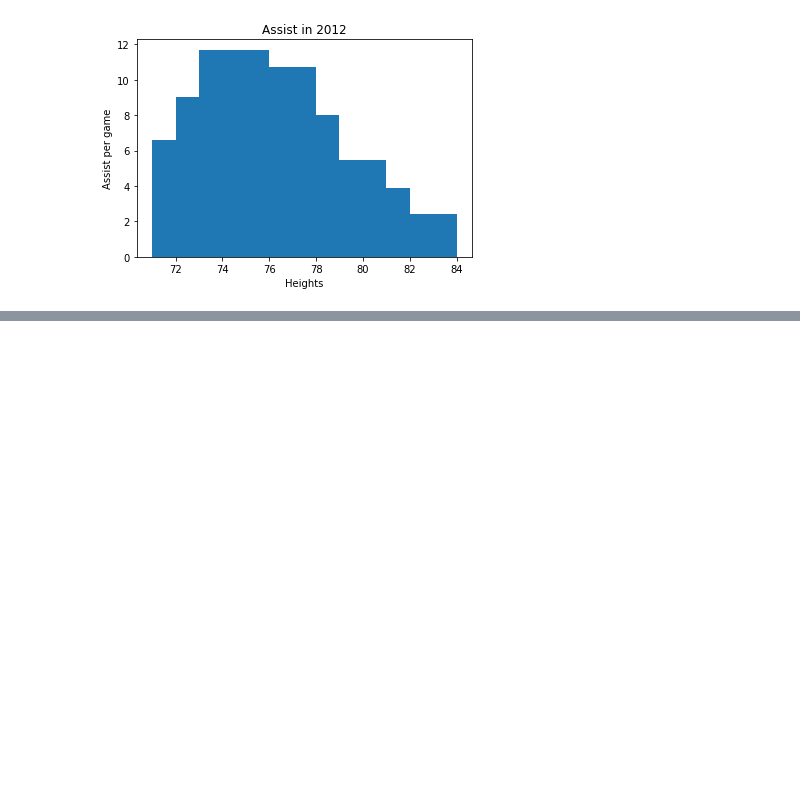
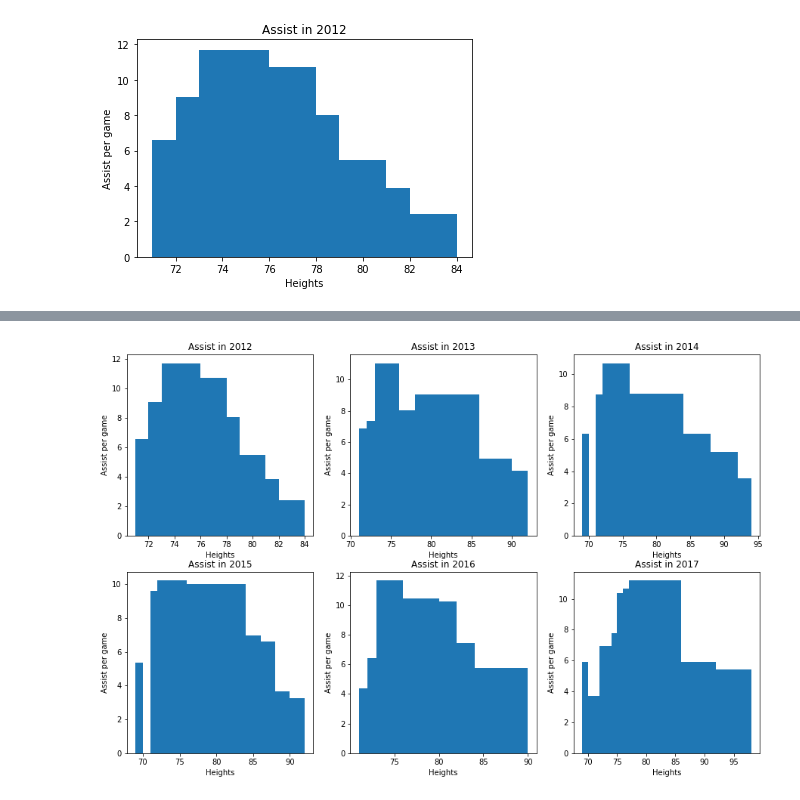
Before and after one commit to jake-garnier/COGS108Project, a Jupyter notebook: getData_anwar.ipynb, the cells around one changed output, grey strips where cells are left out. Cells and saved outputs as stored; diff of their text form; code cells hidden in the pictures; blank space fills up the shorter version.

```diff
--- a/getData_anwar.ipynb
+++ b/getData_anwar.ipynb
@@ -142,0 +332,49 @@ df_2017_assist = df_2017_sort['ASTPG']
+# %%
+plt.figure(figsize = (15,15))
+
+plt.subplot(3,3,1)
+plt.title("Assist in 2012")
+plt.xlabel("Heights")
+plt.ylabel("Assist per game")
+plt.bar(x = df_2012_height, height = df_2012_assist,width = 1, align  = 'edge')
+
+plt.subplot(3,3,2)
+plt.title("Assist in 2013")
+plt.xlabel("Heights")
+plt.ylabel("Assist per game")
+plt.bar(x = df_2013_height, height = df_2013_assist,width = 1, align  = 'edge')
+
+
+plt.subplot(3,3,3)
+plt.title("Assist in 2014")
+plt.xlabel("Heights")
+plt.ylabel("Assist per game")
+plt.bar(x = df_2014_height, height = df_2014_assist,width = 1, align  = 'edge')
+
+
+plt.subplot(3,3,4)
+plt.title("Assist in 2015")
+plt.xlabel("Heights")
+plt.ylabel("Assist per game")
+plt.bar(x = df_2015_height, height = df_2015_assist,width = 1, align  = 'edge')
+
+
+plt.subplot(3,3,5)
+plt.title("Assist in 2016")
+plt.xlabel("Heights")
+plt.ylabel("Assist per game")
+plt.bar(x = df_2016_height, height = df_2016_assist,width = 1, align  = 'edge')
+
+
+plt.subplot(3,3,6)
+plt.title("Assist in 2017")
+plt.xlabel("Heights")
+plt.ylabel("Assist per game")
+plt.bar(x = df_2017_height, height = df_2017_assist,width = 1, align  = 'edge')
+
+
+
+
+plt.show()
+# %% [output]
+[figure, added]
```
Also changed, not shown: parts of 11 cells of this notebook.
